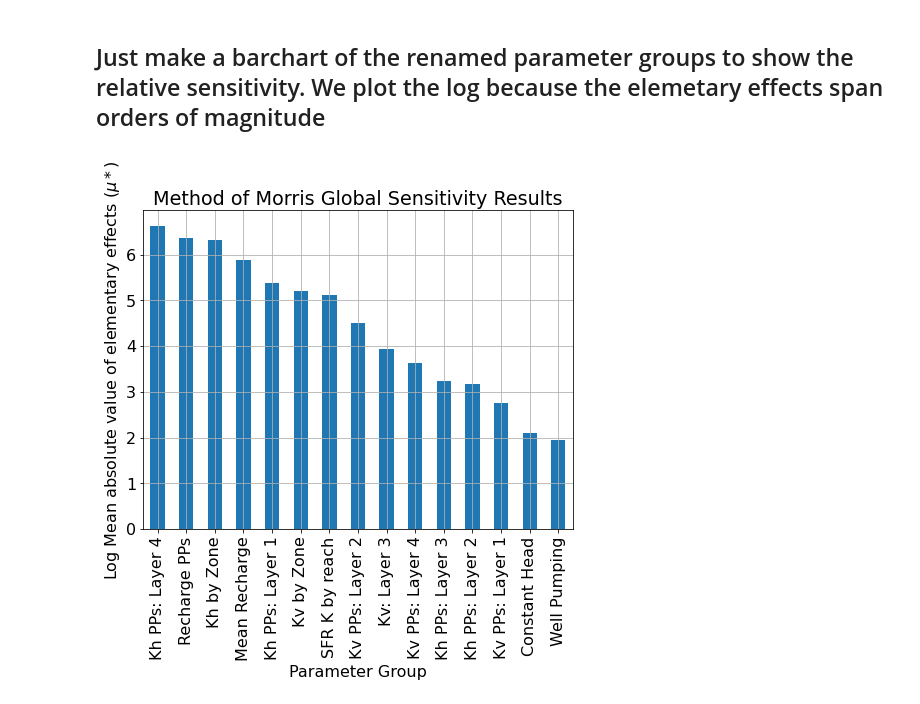
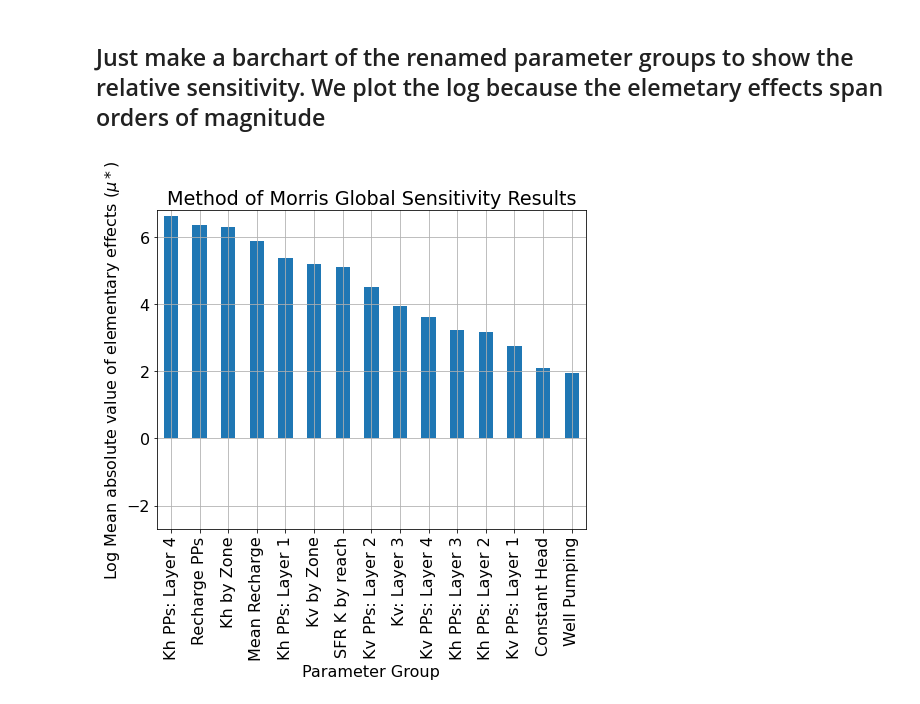
Before and after one commit to DOI-USGS/neversink_workflow, a Jupyter notebook: notebooks_workflow_complete/2.1_Sensitivity_Results.ipynb, the cells around one changed output. Drawn from its saved outputs; the diff is of its cells as text; code cells hidden in the pictures.

```diff
--- a/notebooks_workflow_complete/2.1_Sensitivity_Results.ipynb
+++ b/notebooks_workflow_complete/2.1_Sensitivity_Results.ipynb
@@ -76,19 +76,21 @@ if ' sen_mean_abs' in morris_sum_df.columns:
 # %%
 from matplotlib.ticker import ScalarFormatter
 
 morris_sum_df.index = [renames[i] for i in morris_sum_df.index]
 mpl.rcParams.update({'font.size':16})
 
 ax = morris_sum_df.sort_values(by='sen_mean_abs',ascending=False).sen_mean_abs.apply(np.log10).plot.bar(figsize=(7,7))
 #ax.set_yscale('log')
 ax.set_ylabel('Log Mean absolute value of elementary effects ($\mu*$)')
 ax.set_xlabel('Parameter Group')
 ax.yaxis.set_major_formatter(ScalarFormatter())
 
 ax.ticklabel_format(useOffset=False,style='plain', axis='y', )
 ax.grid()
 plt.tight_layout()
+ax.set_ylim([-2.7, 6.8])
+
 plt.title('Method of Morris Global Sensitivity Results')
 plt.savefig('../figures/morris_plot.pdf')
 # %% [output]
-[figure, old version]
+[figure, new version]
```
